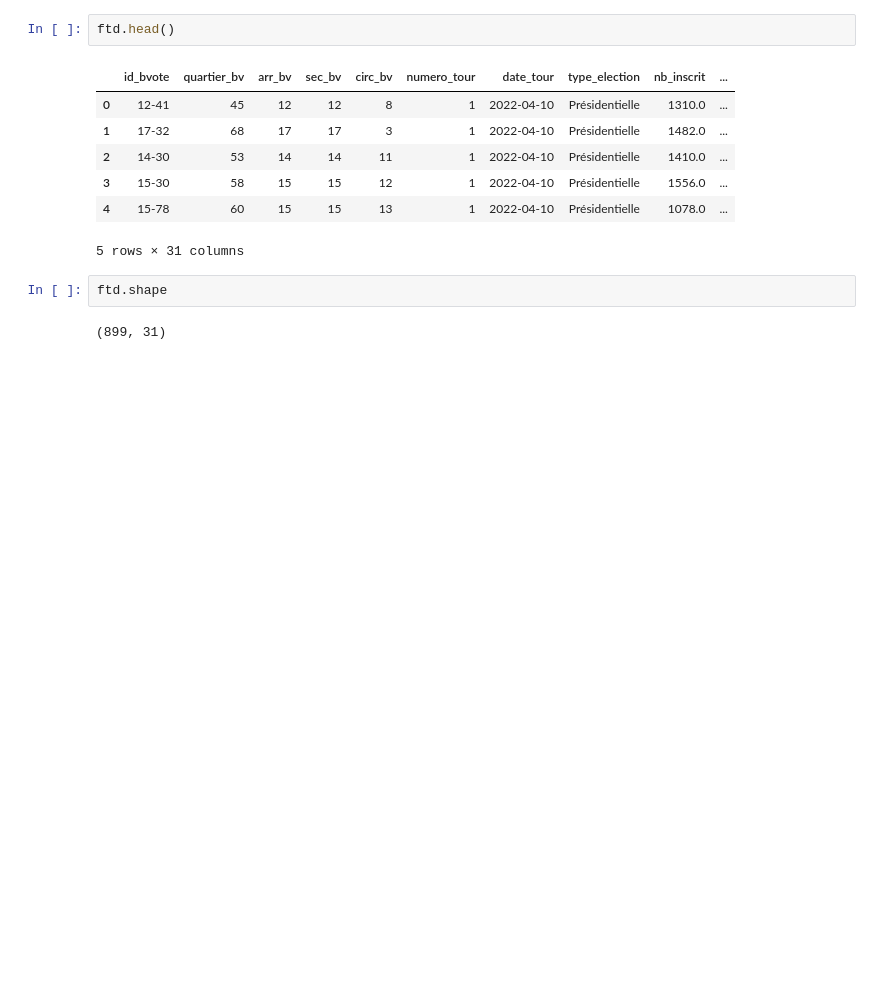
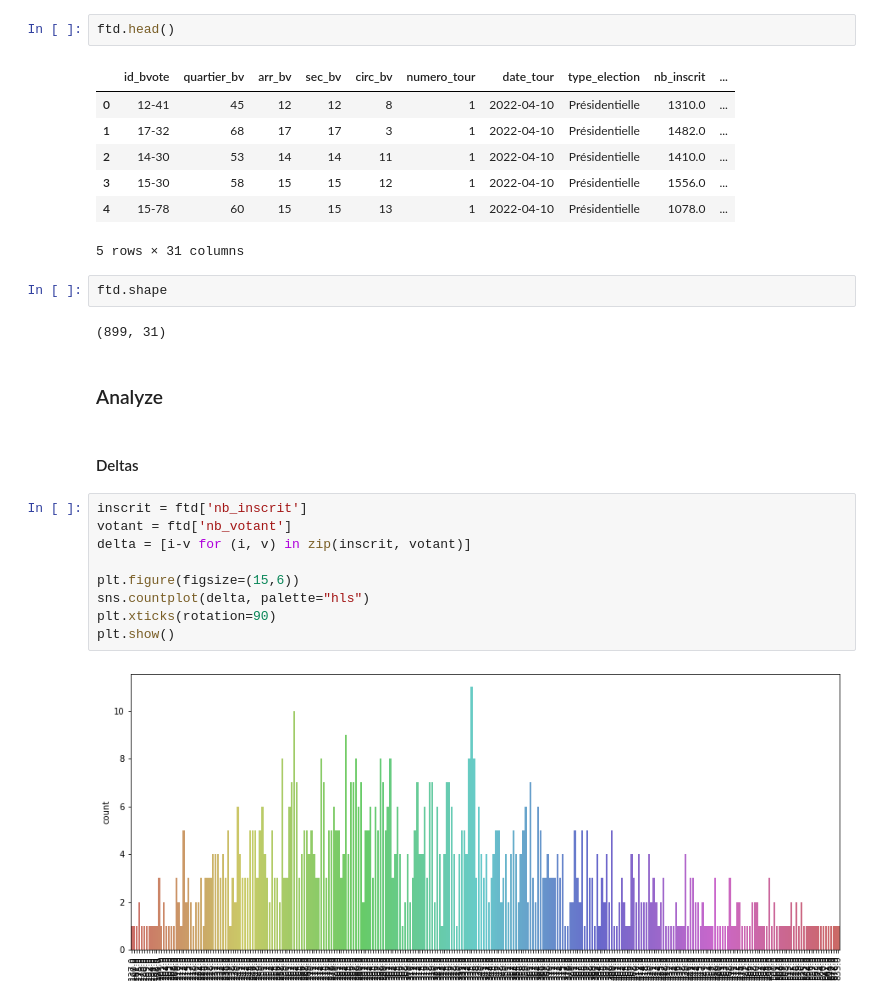
Before and after one commit to SimonDuperray/Presidentielles-2022, a Jupyter notebook: analyze.ipynb, the cells around one changed output. Cells and saved outputs as stored; diff of their text form; blank space fills up the shorter version.

```diff
--- a/analyze.ipynb
+++ b/analyze.ipynb
@@ -122,3 +127,18 @@ ftd.head()
 ftd.shape
 # %% [output]
 (899, 31)
+# %% [markdown]
+### Analyze
+# %% [markdown]
+#### Deltas
+# %%
+inscrit = ftd['nb_inscrit']
+votant = ftd['nb_votant']
+delta = [i-v for (i, v) in zip(inscrit, votant)]
+
+plt.figure(figsize=(15,6))
+sns.countplot(delta, palette="hls")
+plt.xticks(rotation=90)
+plt.show()
+# %% [output]
+[figure, added]
```
Also changed, not shown: parts of 6 cells of this notebook.
